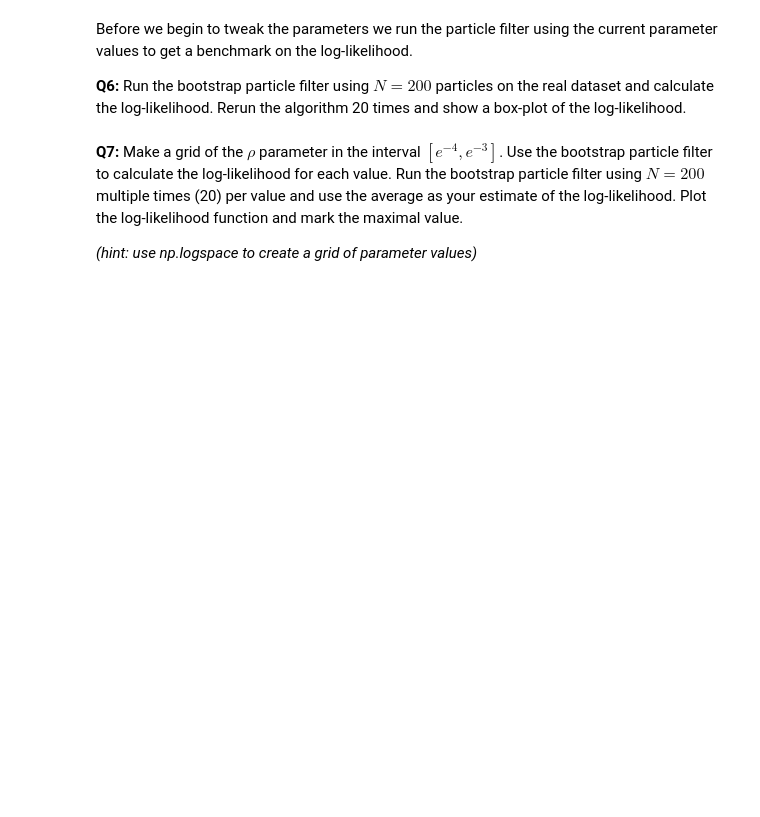
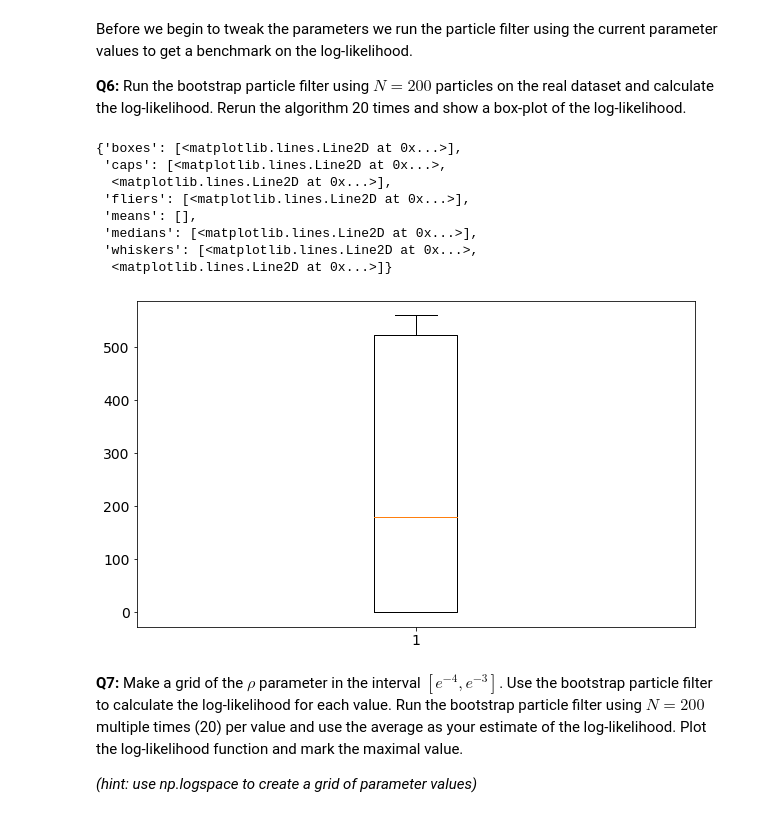
Before and after one commit to jrakhshanda/Time-Series-Sequence-Learning, a Jupyter notebook: tssl_lab3.ipynb, the cells around one changed output. Saved outputs shown, nothing was run; the diff lists cells and outputs as text; code cells hidden in the pictures; blank space fills up the shorter version.

```diff
--- a/tssl_lab3.ipynb
+++ b/tssl_lab3.ipynb
@@ -340,6 +340,24 @@ You are more than welcome to also study the other parameters.
 Before we begin to tweak the parameters we run  the particle filter using the current parameter values to get a benchmark on the log-likelihood.
 
 **Q6:** Run the bootstrap particle filter using $N=200$ particles on the real dataset and calculate the log-likelihood. Rerun the algorithm 20 times and show a box-plot of the log-likelihood.
+# %%
+llik = np.zeros(20)
+for i in range(20):
+  bpfY = bpf(model=model,y=y,numParticles=200)
+  llik = np.append(llik,bpfY.logZ)
+# %%
+plt.rcParams["figure.figsize"] = (10,6)
+plt.boxplot(llik)
+# %% [output]
+{'boxes': [<matplotlib.lines.Line2D at 0x...>],
+ 'caps': [<matplotlib.lines.Line2D at 0x...>,
+  <matplotlib.lines.Line2D at 0x...>],
+ 'fliers': [<matplotlib.lines.Line2D at 0x...>],
+ 'means': [],
+ 'medians': [<matplotlib.lines.Line2D at 0x...>],
+ 'whiskers': [<matplotlib.lines.Line2D at 0x...>,
+  <matplotlib.lines.Line2D at 0x...>]}
+[figure, added]
 # %% [markdown]
 **Q7:** Make a grid of the $\rho$ parameter in the interval $[e^{-4}, e^{-3}]$. Use the bootstrap particle filter to calculate the log-likelihood for each value. Run the bootstrap particle filter using $N=200$ multiple times (20) per value and use the average as your estimate of the log-likelihood. Plot the log-likelihood function and mark the maximal value.
 
```
Also changed, not shown: parts of 4 cells of this notebook.
